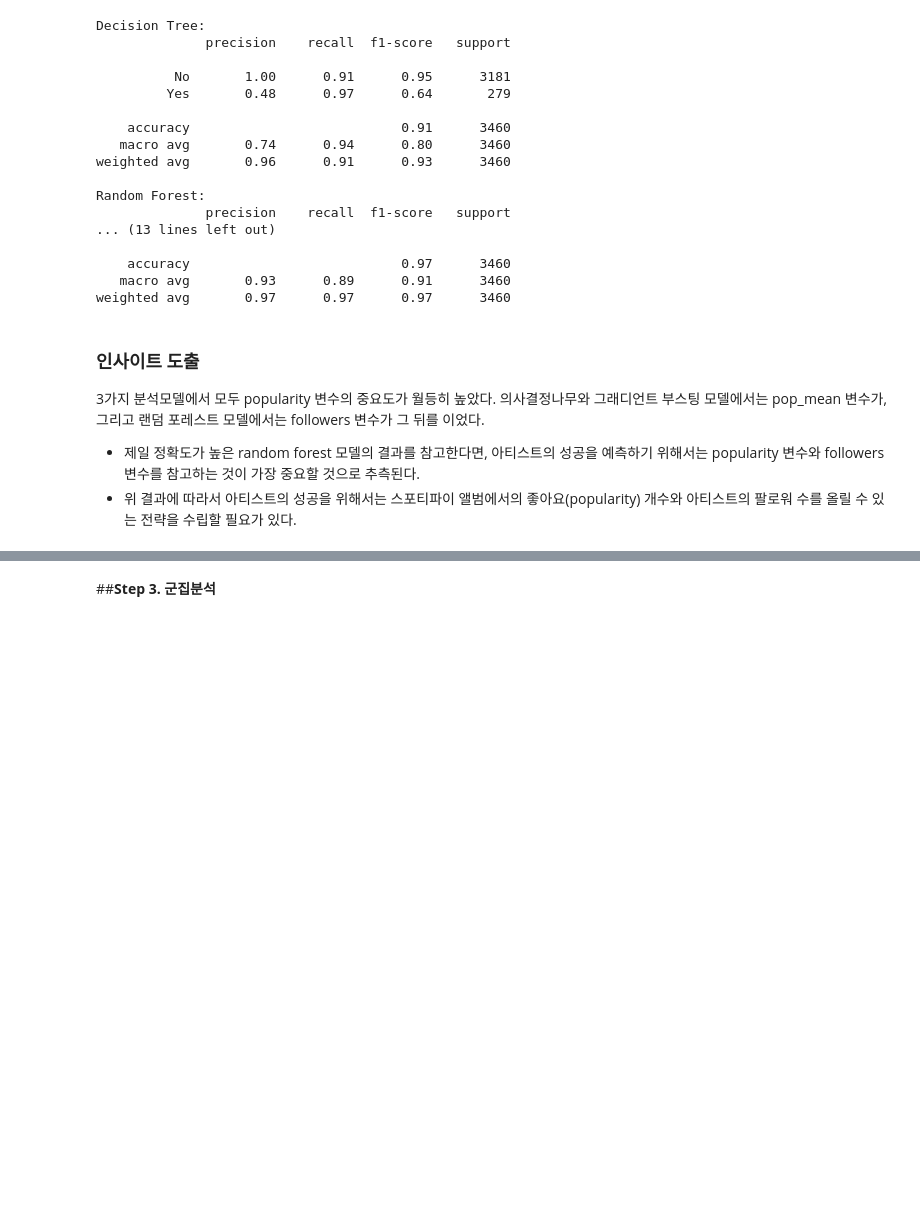
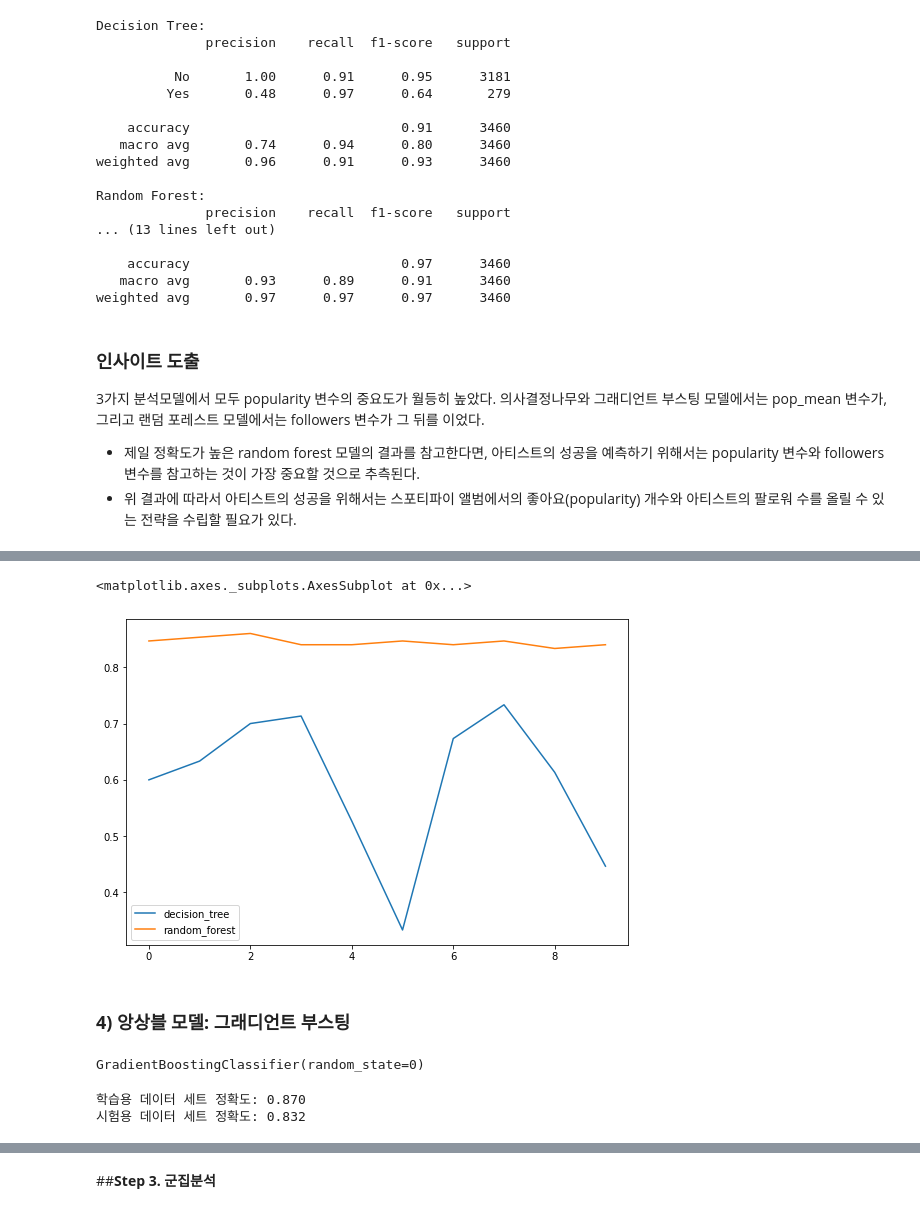
Before and after one commit to rnjsdmstj/ITB2022, a Jupyter notebook: w15_기말미니프로젝트_team12_kes.ipynb, the cells around one changed output, grey strips where cells are left out. Drawn from its saved outputs; the diff is of its cells as text; code cells hidden in the pictures; blank space fills up the shorter version.

```diff
--- a/w15_기말미니프로젝트_team12_kes.ipynb
+++ b/w15_기말미니프로젝트_team12_kes.ipynb
@@ -658,0 +908,16 @@ weighted avg       0.97      0.97      0.97      3460
+# %%
+from sklearn.model_selection import cross_val_score
+
+# 교차 검증을 10번 수행하여 10번의 교차 검증 평균 정확도를 비교 (10-fold cross validation)
+# default cv=5
+
+dt_scores = cross_val_score(tree, X_train, y_train, cv=10, scoring='accuracy')
+rf_scores = cross_val_score(forest, X_train, y_train, cv=10, scoring='accuracy')
+
+print("Accuracy")
+print("Decision tree: ", dt_scores)
+print("Random forest: ", rf_scores)
+
+print("Accuracy mean")
+print("Decision tree :{:.3f}".format(dt_scores.mean()))
+print("Random forest :{:.3f}".format(rf_scores.mean()))
@@ -658,0 +933,26 @@ weighted avg       0.97      0.97      0.97      3460
+# %%
+cv_list = [
+            ['decision_tree',dt_scores],
+            ['random_forest',rf_scores],
+          ]
+df = pd.DataFrame.from_dict(dict(cv_list))
+df.plot()
+# %% [output]
+<matplotlib.axes._subplots.AxesSubplot at 0x...>
+[figure, added]
+# %% [markdown]
+### **4) 앙상블 모델: 그래디언트 부스팅** ###
+# %%
+from sklearn.ensemble import GradientBoostingClassifier
+# 기본값은 max_depth= 3, n_estimators=100, learning_rate = 0.1
+
+gbrt = GradientBoostingClassifier(random_state=0)
+gbrt.fit(X_train, y_train)
+# %% [output]
+GradientBoostingClassifier(random_state=0)
+# %%
+print("학습용 데이터 세트 정확도: {:.3f}".format(gbrt.score(X_train, y_train)))
+print("시험용 데이터 세트 정확도: {:.3f}".format(gbrt.score(X_test, y_test)))
+# %% [output]
+학습용 데이터 세트 정확도: 0.870
+시험용 데이터 세트 정확도: 0.832
```
Also changed, not shown: parts of 38 cells of this notebook.
